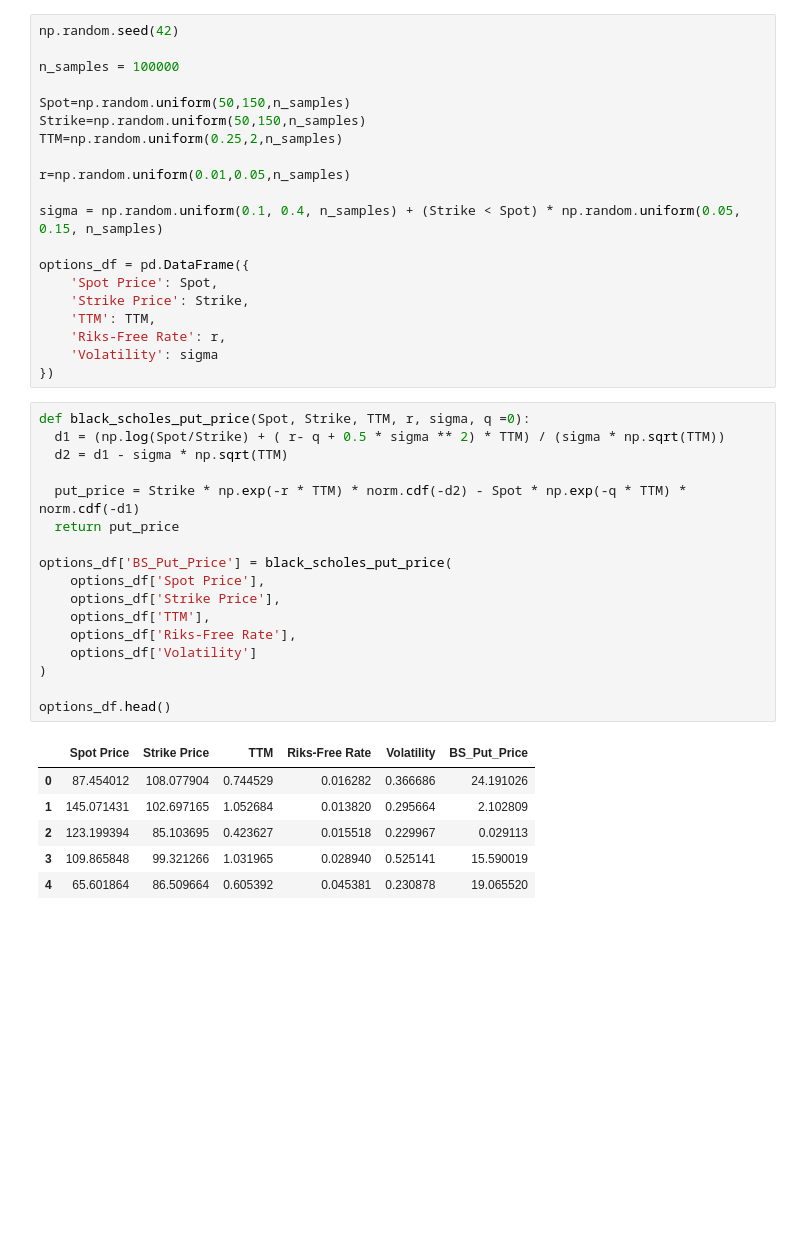
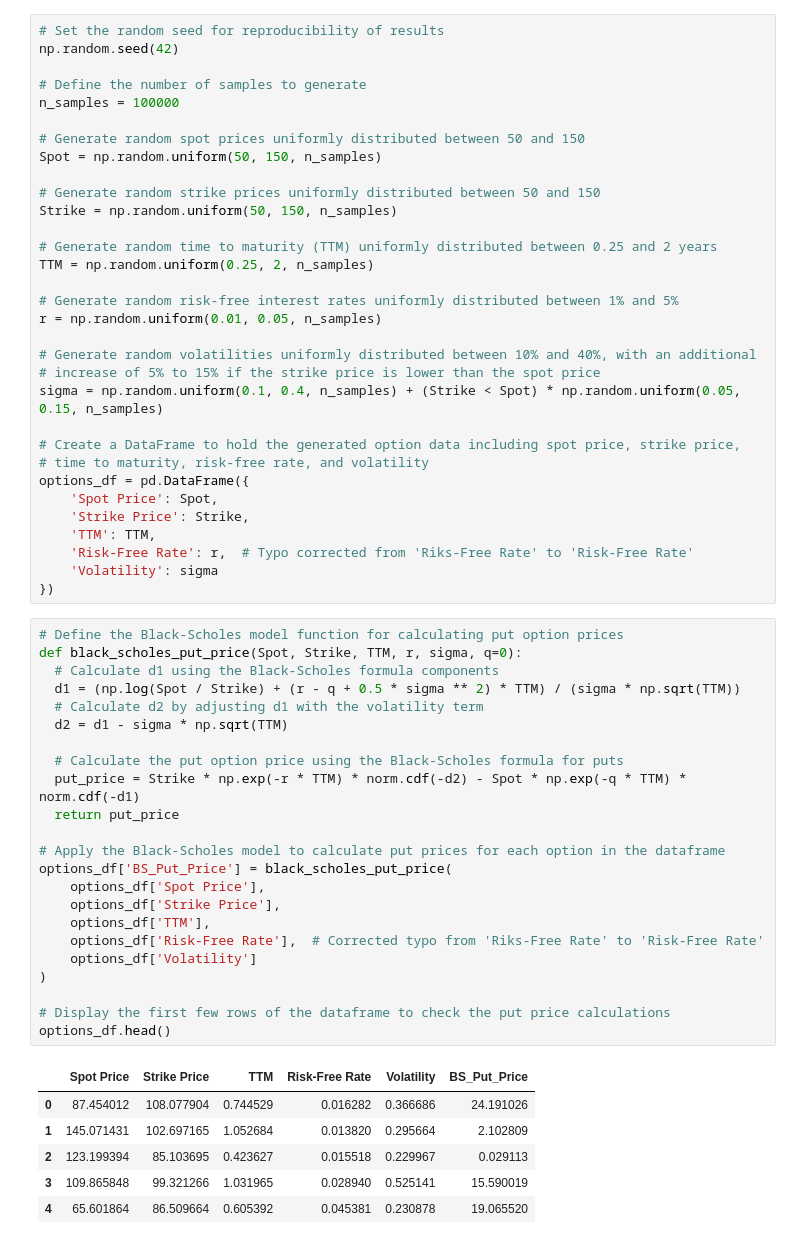
Before and after one commit to VCHULANI15/pricing-options-with-machine-learning, a Jupyter notebook: Pricing_Options_With_ML.ipynb, the cells around one changed output. Saved outputs shown, nothing was run; the diff lists cells and outputs as text; blank space fills up the shorter version.

```diff
--- a/Pricing_Options_With_ML.ipynb
+++ b/Pricing_Options_With_ML.ipynb
@@ -31,44 +32,62 @@ from torch.utils.data import TensorDataset, DataLoader
 from scipy.stats import norm
 from itertools import product
 # %%
+# Set the random seed for reproducibility of results
 np.random.seed(42)
 
+# Define the number of samples to generate
 n_samples = 100000
 
-Spot=np.random.uniform(50,150,n_samples)
-Strike=np.random.uniform(50,150,n_samples)
-TTM=np.random.uniform(0.25,2,n_samples)
+# Generate random spot prices uniformly distributed between 50 and 150
+Spot = np.random.uniform(50, 150, n_samples)
 
-r=np.random.uniform(0.01,0.05,n_samples)
+# Generate random strike prices uniformly distributed between 50 and 150
+Strike = np.random.uniform(50, 150, n_samples)
 
+# Generate random time to maturity (TTM) uniformly distributed between 0.25 and 2 years
+TTM = np.random.uniform(0.25, 2, n_samples)
+
+# Generate random risk-free interest rates uniformly distributed between 1% and 5%
+r = np.random.uniform(0.01, 0.05, n_samples)
+
+# Generate random volatilities uniformly distributed between 10% and 40%, with an additional
+# increase of 5% to 15% if the strike price is lower than the spot price
 sigma = np.random.uniform(0.1, 0.4, n_samples) + (Strike < Spot) * np.random.uniform(0.05, 0.15, n_samples)
 
+# Create a DataFrame to hold the generated option data including spot price, strike price,
+# time to maturity, risk-free rate, and volatility
 options_df = pd.DataFrame({
     'Spot Price': Spot,
     'Strike Price': Strike,
     'TTM': TTM,
-    'Riks-Free Rate': r,
+    'Risk-Free Rate': r,  # Typo corrected from 'Riks-Free Rate' to 'Risk-Free Rate'
     'Volatility': sigma
 })
 # %%
-def black_scholes_put_price(Spot, Strike, TTM, r, sigma, q =0):
-  d1 = (np.log(Spot/Strike) + ( r- q + 0.5 * sigma ** 2) * TTM) / (sigma * np.sqrt(TTM))
+# Define the Black-Scholes model function for calculating put option prices
+def black_scholes_put_price(Spot, Strike, TTM, r, sigma, q=0):
+  # Calculate d1 using the Black-Scholes formula components
+  d1 = (np.log(Spot / Strike) + (r - q + 0.5 * sigma ** 2) * TTM) / (sigma * np.sqrt(TTM))
+  # Calculate d2 by adjusting d1 with the volatility term
   d2 = d1 - sigma * np.sqrt(TTM)
 
+  # Calculate the put option price using the Black-Scholes formula for puts
   put_price = Strike * np.exp(-r * TTM) * norm.cdf(-d2) - Spot * np.exp(-q * TTM) * norm.cdf(-d1)
   return put_price
 
+# Apply the Black-Scholes model to calculate put prices for each option in the dataframe
 options_df['BS_Put_Price'] = black_scholes_put_price(
     options_df['Spot Price'],
     options_df['Strike Price'],
     options_df['TTM'],
-    options_df['Riks-Free Rate'],
+    options_df['Risk-Free Rate'],  # Corrected typo from 'Riks-Free Rate' to 'Risk-Free Rate'
     options_df['Volatility']
 )
 
+# Display the first few rows of the dataframe to check the put price calculations
 options_df.head()
 # %% [output]
-|  | Spot Price | Strike Price | TTM | Riks-Free Rate | Volatility | BS_Put_Price |
+|  | Spot Price | Strike Price | TTM | Risk-Free Rate | Volatility | BS_Put_Price |
 | 0 | 87.454012 | 108.077904 | 0.744529 | 0.016282 | 0.366686 | 24.191026 |
 | 1 | 145.071431 | 102.697165 | 1.052684 | 0.013820 | 0.295664 | 2.102809 |
 | 2 | 123.199394 | 85.103695 | 0.423627 | 0.015518 | 0.229967 | 0.029113 |
```
Also changed, not shown: parts of 6 cells of this notebook.
